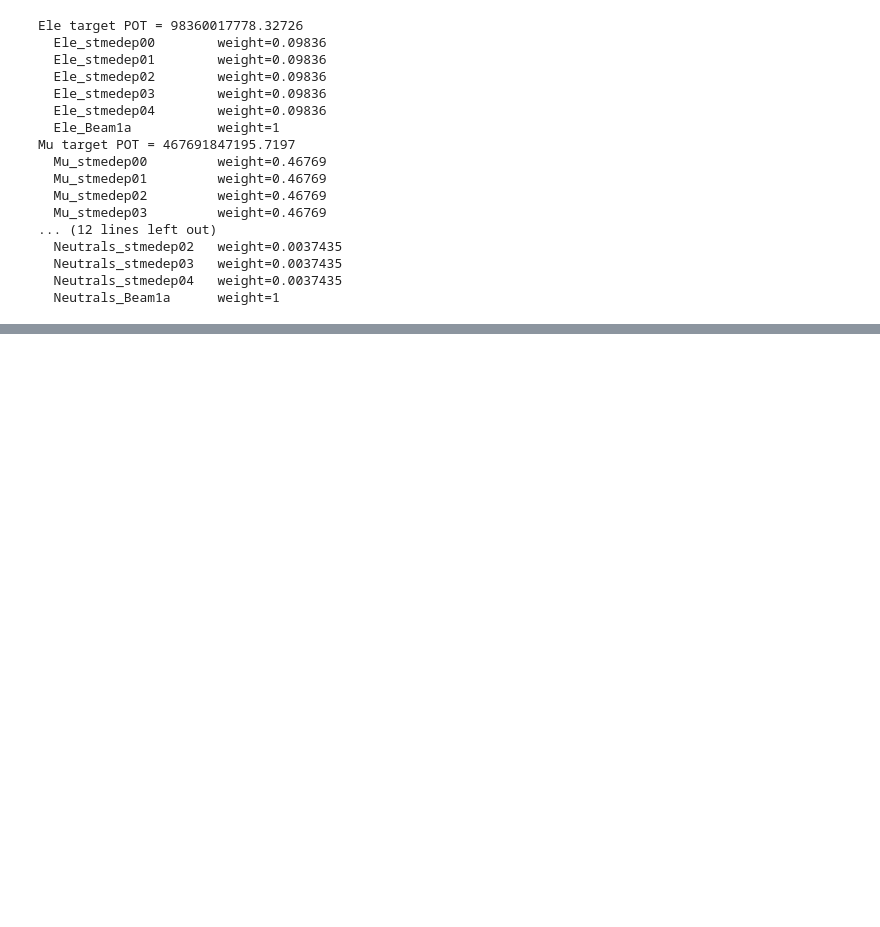
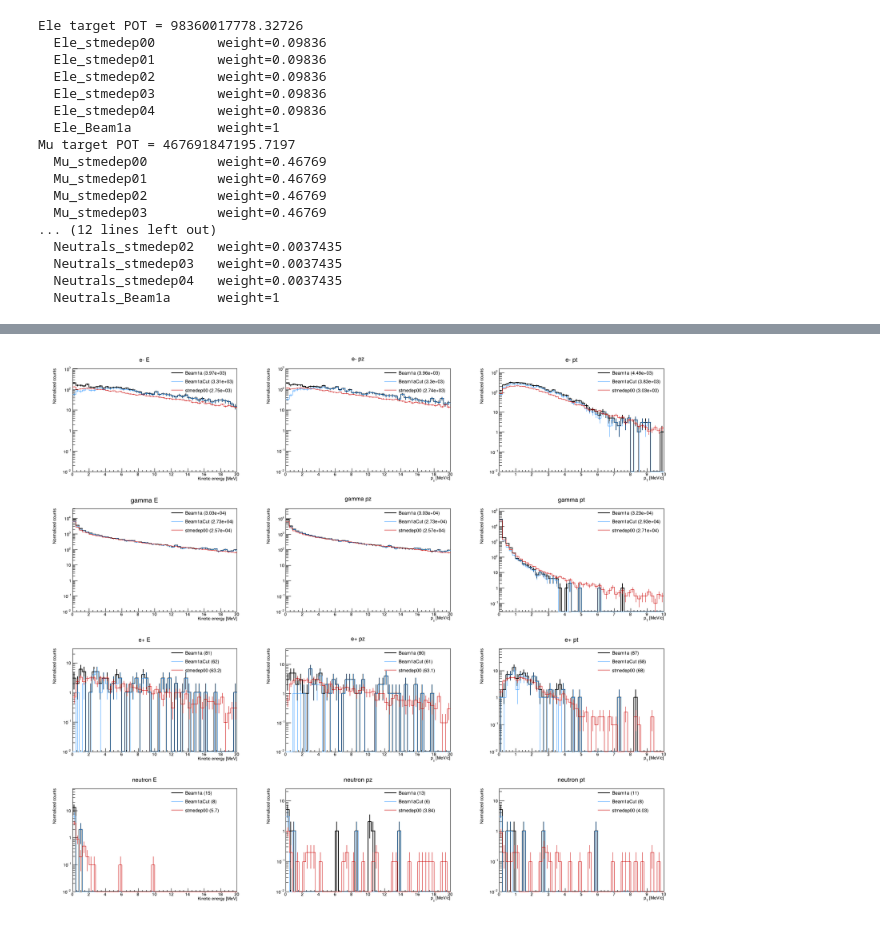
Before and after one commit to YongyiBWu/Mu2e_STM_studies, a Jupyter notebook: ResamplerVD101Comparison.ipynb, the cells around one changed output, grey strips where cells are left out. Saved outputs shown, nothing was run; the diff lists cells and outputs as text; code cells hidden in the pictures; blank space fills up the shorter version.

```diff
--- a/ResamplerVD101Comparison.ipynb
+++ b/ResamplerVD101Comparison.ipynb
@@ -123,6 +128,17 @@ MCTruth_dict = {
         "POTs": 3743491962.619810  # dts.mu2e.STMNeutralsToVD116Cat.MDC2025av.art: 2000000000 / 53426053 * 1e8
     },
 }
+# %%
+# back-extrapolate from VD101 (z1) to z0 along the momentum direction
+Z0_EXTRAP = 37700.39
+BEAM1ACUT_R = 2000.
+
+BEAM1ACUT_EXPR = (
+    f"pz > 0 && "
+    f"( pow(x + px/pz*({Z0_EXTRAP} - {constants.VD101_Z}) - ({constants.VD101_X}), 2)"
+    f"+ pow(y + py/pz*({Z0_EXTRAP} - {constants.VD101_Z}), 2) )"
+    f" < {BEAM1ACUT_R**2}"
+)
 # %%
 pdg_groups = {
     "e-"      : 11,
@@ -295,0 +461,5 @@ stmedep04            neutron  58
+# %%
+c = draw_spectra_comparison("Ele")
+c.Draw()
+# %% [output]
+[figure, added]
```
Also changed, not shown: parts of 20 cells of this notebook.
